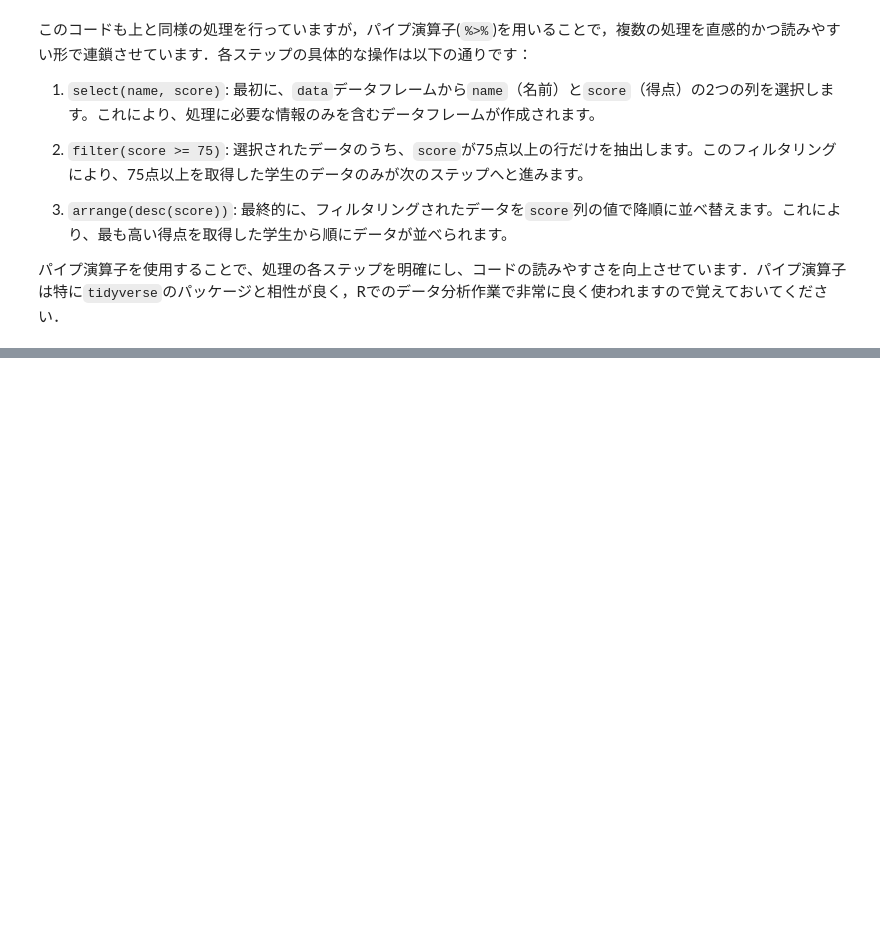
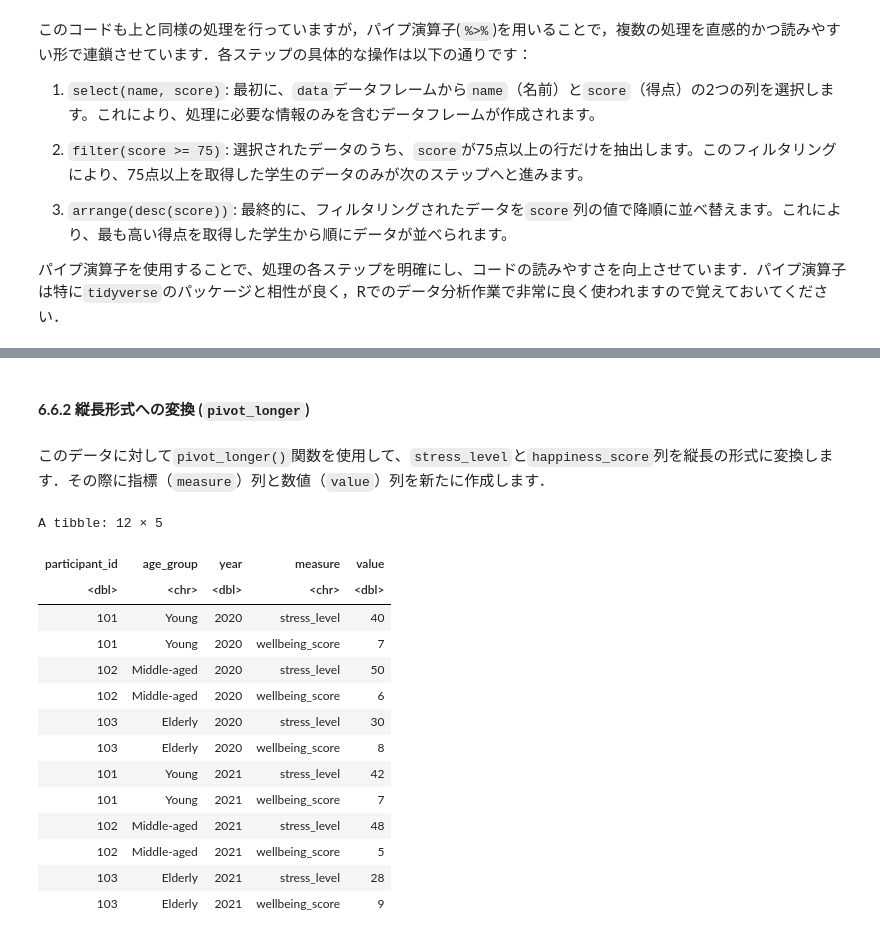
Before and after one commit to komorimasashi/jinka-stat-a1, a Jupyter notebook: R06_Tidy_Data.ipynb, the cells around one changed output, grey strips where cells are left out. Saved outputs shown, nothing was run; the diff lists cells and outputs as text; code cells hidden in the pictures; blank space fills up the shorter version.

Commit message:
update: pivod_longer()などの縦横変換に関する記述の追加

```diff
--- a/R06_Tidy_Data.ipynb
+++ b/R06_Tidy_Data.ipynb
@@ -364,0 +371,14 @@ A data.frame: 11 × 2
+# %%
+library(tidyr)
+
+# 幸福感研究用サンプルデータフレームの作成
+wellbeing_data <- tibble(
+  participant_id = c(101, 102, 103, 101, 102, 103),
+  age_group = c("Young", "Middle-aged", "Elderly", "Young", "Middle-aged", "Elderly"),
+  year = c(2020, 2020, 2020, 2021, 2021, 2021),
+  stress_level = c(40, 50, 30, 42, 48, 28),
+  wellbeing_score = c(7, 6, 8, 7, 5, 9)
+)
+
+# 結果を表示
+wellbeing_data
@@ -364,0 +402,33 @@ A data.frame: 11 × 2
+# %% [markdown]
+#### **6.6.2 縦長形式への変換 (`pivot_longer`)**
+# %% [markdown]
+
+
+このデータに対して`pivot_longer()`関数を使用して、`stress_level`と`happiness_score`列を縦長の形式に変換します．その際に指標（`measure`）列と数値（`value`）列を新たに作成します．
+# %%
+# stress_levelとwellbeing_score列を縦長形式に変換
+wellbeing_data_long <- wellbeing_data %>%
+  pivot_longer(
+    cols = c(stress_level, wellbeing_score),
+    names_to = "measure",
+    values_to = "value"
+  )
+
+# 結果を表示
+wellbeing_data_long
+# %% [output]
+A tibble: 12 × 5
+| participant_id | age_group | year | measure | value |
+| <dbl> | <chr> | <dbl> | <chr> | <dbl> |
+| 101 | Young | 2020 | stress_level | 40 |
+| 101 | Young | 2020 | wellbeing_score | 7 |
+| 102 | Middle-aged | 2020 | stress_level | 50 |
+| 102 | Middle-aged | 2020 | wellbeing_score | 6 |
+| 103 | Elderly | 2020 | stress_level | 30 |
+| 103 | Elderly | 2020 | wellbeing_score | 8 |
+| 101 | Young | 2021 | stress_level | 42 |
+| 101 | Young | 2021 | wellbeing_score | 7 |
+| 102 | Middle-aged | 2021 | stress_level | 48 |
+| 102 | Middle-aged | 2021 | wellbeing_score | 5 |
+| 103 | Elderly | 2021 | stress_level | 28 |
+| 103 | Elderly | 2021 | wellbeing_score | 9 |
```
Also changed, not shown: parts of 16 cells of this notebook.
